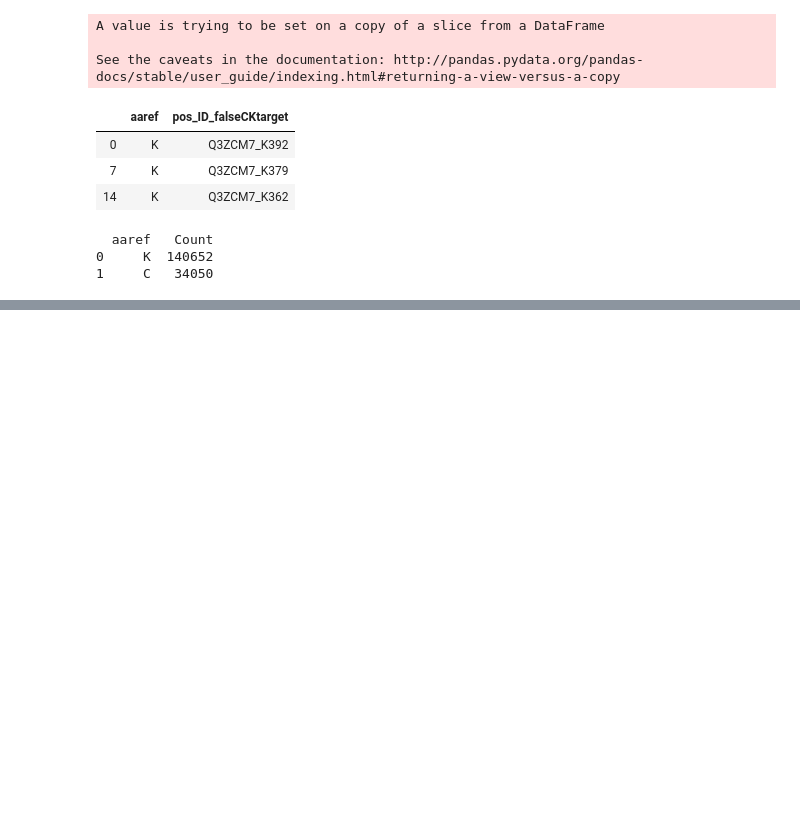
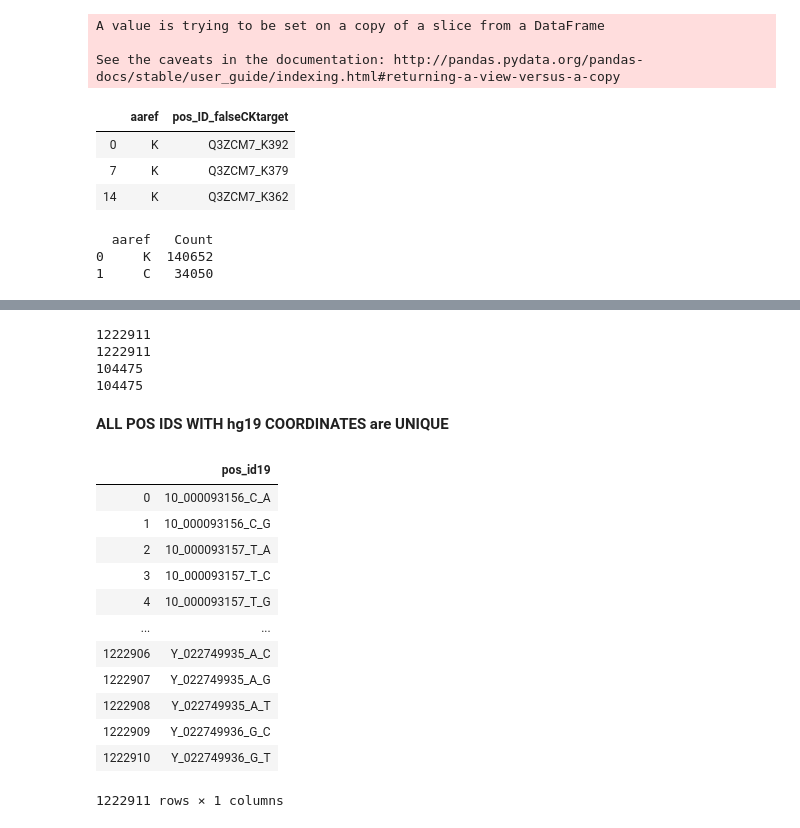
Before and after one commit to Mfpfox/MAPPING, a Jupyter notebook: K19_12_10_Coordinates_score_annotation.ipynb, the cells around one changed output, grey strips where cells are left out. Saved outputs shown, nothing was run; the diff lists cells and outputs as text; code cells hidden in the pictures; blank space fills up the shorter version.

```diff
--- a/K19_12_10_Coordinates_score_annotation.ipynb
+++ b/K19_12_10_Coordinates_score_annotation.ipynb
@@ -715,0 +736,40 @@ not_final.to_csv("SCORE_annotation_3840_CYS_LYS_NOT_det.csv", index=False)
+# %%
+# MAKING ID FILTER FILES
+detID = pd.read_csv("SCORE_annotation_3840_CYS_LYS_detected.csv")
+nonID = pd.read_csv("SCORE_annotation_3840_CYS_LYS_NOT_det.csv")
+
+print(len(set(nonID.pos_id19)))
+print(len(nonID.pos_id19))
+print(len(set(detID.pos_id19)))
+print(len(detID.pos_id19))
+
+det19 = detID[['pos_id19']].copy()
+non19 = nonID[['pos_id19']].copy()
+
+# SAVING FILES WITH POSID19 COLUMN TO FILTER OTHER FILES
+#det19.to_csv("FILTER_detected_posID19_3840UKB_104475.csv", index=False)
+#non19.to_csv("FILTER_nondetected_posID19_3840UKB_1222911.csv", index=False)
+# %% [output]
+1222911
+1222911
+104475
+104475
+# %% [markdown]
+**ALL POS IDS WITH hg19 COORDINATES are UNIQUE**
+# %%
+
+non19
+# %% [output]
+|  | pos_id19 |
+| 0 | 10_000093156_C_A |
+| 1 | 10_000093156_C_G |
+| 2 | 10_000093157_T_A |
+| 3 | 10_000093157_T_C |
+| 4 | 10_000093157_T_G |
+| ... | ... |
+| 1222906 | Y_022749935_A_C |
+| 1222907 | Y_022749935_A_G |
+| 1222908 | Y_022749935_A_T |
+| 1222909 | Y_022749936_G_C |
+| 1222910 | Y_022749936_G_T |
+1222911 rows × 1 columns
```
Also changed, not shown: parts of 29 cells of this notebook.
